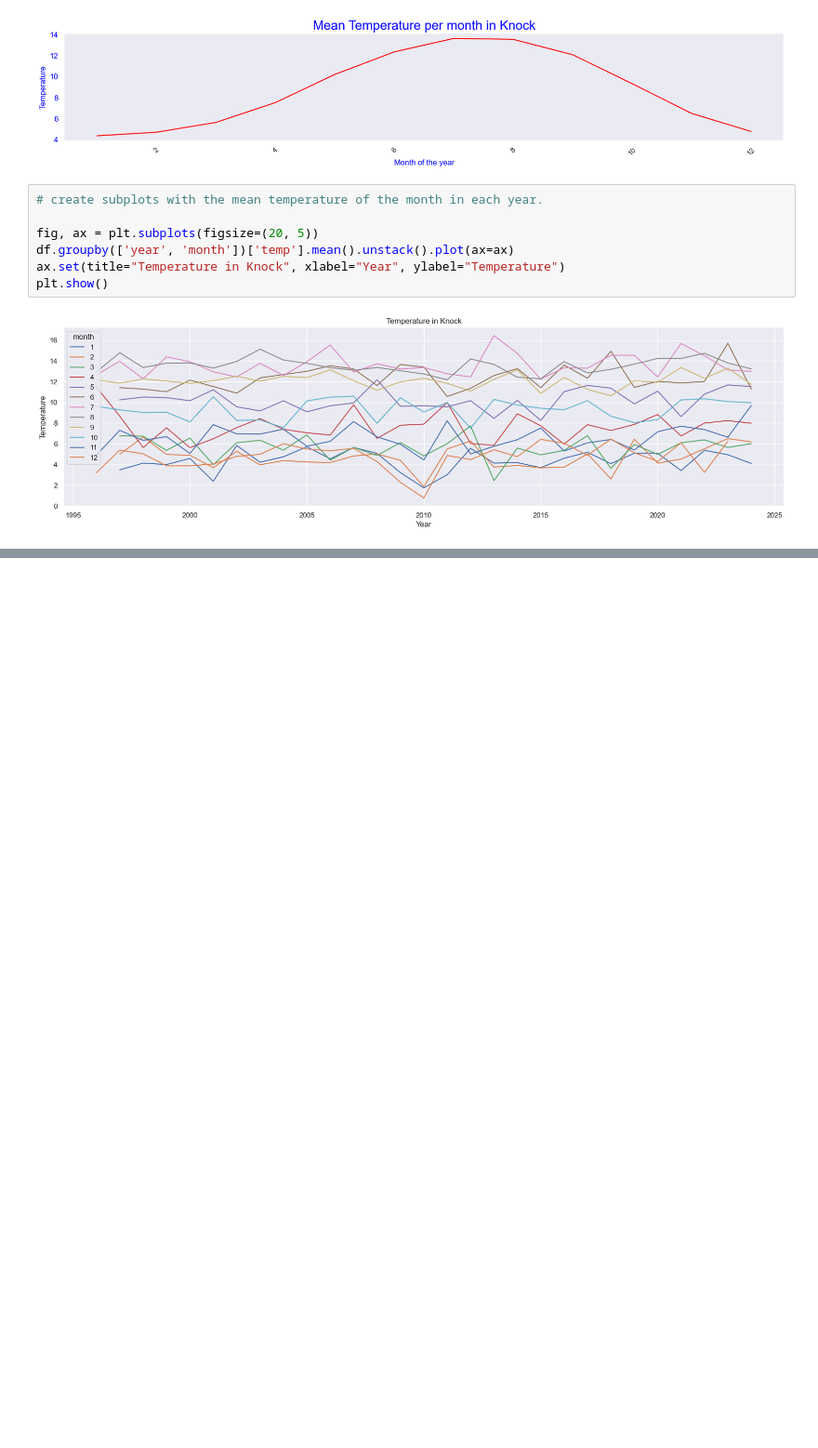
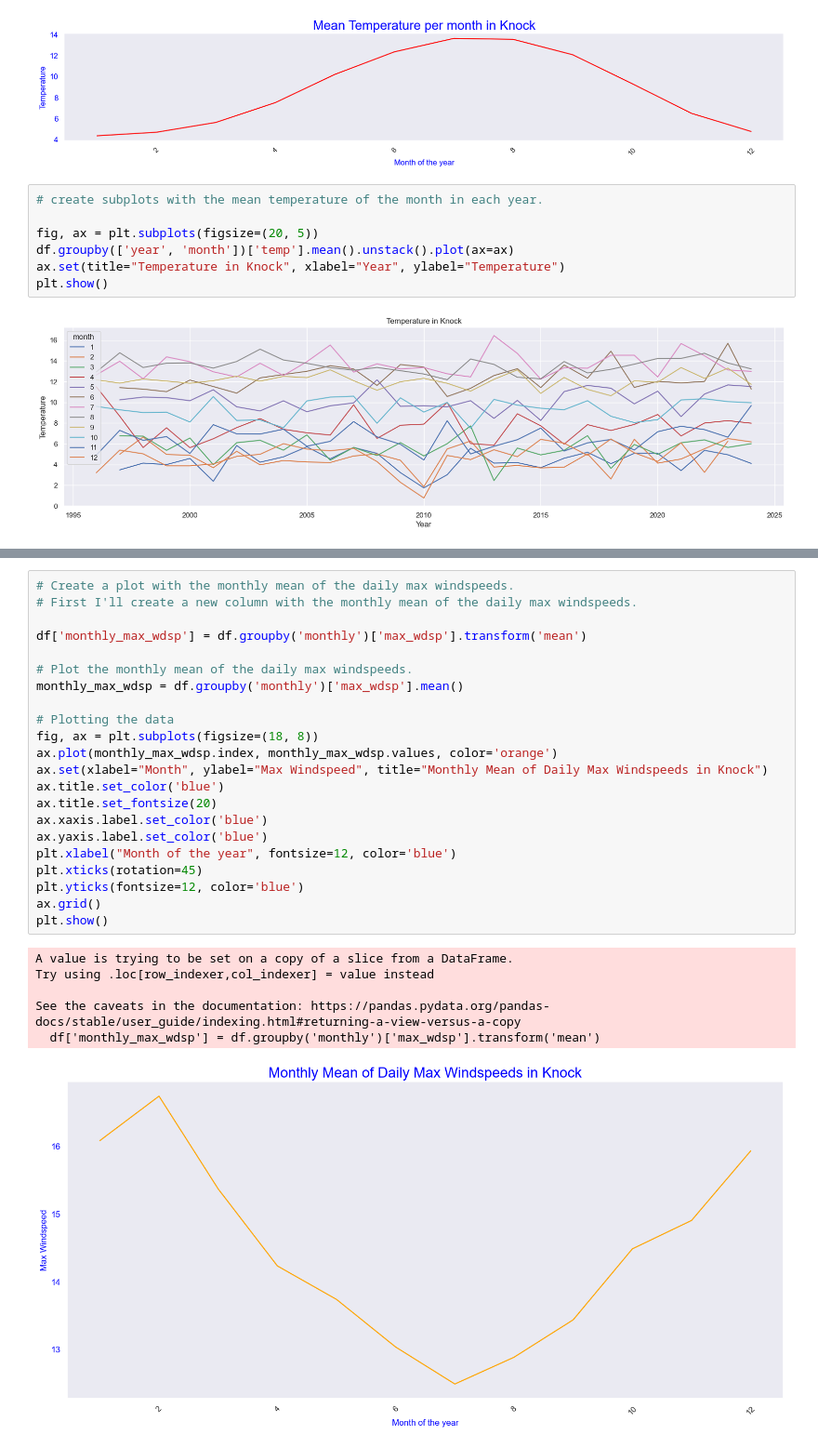
Before and after one commit to Jennyicano/PFDA, a Jupyter notebook: assignments/assignment_6_Weather.ipynb, the cells around one changed output, grey strips where cells are left out. Shown at 93% size. Cells and saved outputs as stored; diff of their text form; blank space fills up the shorter version.

```diff
--- a/assignments/assignment_6_Weather.ipynb
+++ b/assignments/assignment_6_Weather.ipynb
@@ -262,0 +346,29 @@ plt.show()
+# %%
+# Create a plot with the monthly mean of the daily max windspeeds.
+# First I'll create a new column with the monthly mean of the daily max windspeeds.
+
+df['monthly_max_wdsp'] = df.groupby('monthly')['max_wdsp'].transform('mean')
+
+# Plot the monthly mean of the daily max windspeeds.
+monthly_max_wdsp = df.groupby('monthly')['max_wdsp'].mean()
+
+# Plotting the data
+fig, ax = plt.subplots(figsize=(18, 8))
+ax.plot(monthly_max_wdsp.index, monthly_max_wdsp.values, color='orange')
+ax.set(xlabel="Month", ylabel="Max Windspeed", title="Monthly Mean of Daily Max Windspeeds in Knock")
+ax.title.set_color('blue')
+ax.title.set_fontsize(20)
+ax.xaxis.label.set_color('blue')
+ax.yaxis.label.set_color('blue')
+plt.xlabel("Month of the year", fontsize=12, color='blue')
+plt.xticks(rotation=45)
+plt.yticks(fontsize=12, color='blue')
+ax.grid()
+plt.show()
+# %% [output]
+A value is trying to be set on a copy of a slice from a DataFrame.
+Try using .loc[row_indexer,col_indexer] = value instead
+
+See the caveats in the documentation: https://pandas.pydata.org/pandas-docs/stable/user_guide/indexing.html#returning-a-view-versus-a-copy
+  df['monthly_max_wdsp'] = df.groupby('monthly')['max_wdsp'].transform('mean')
+[figure, added]
```
Also changed, not shown: parts of 7 cells of this notebook.
